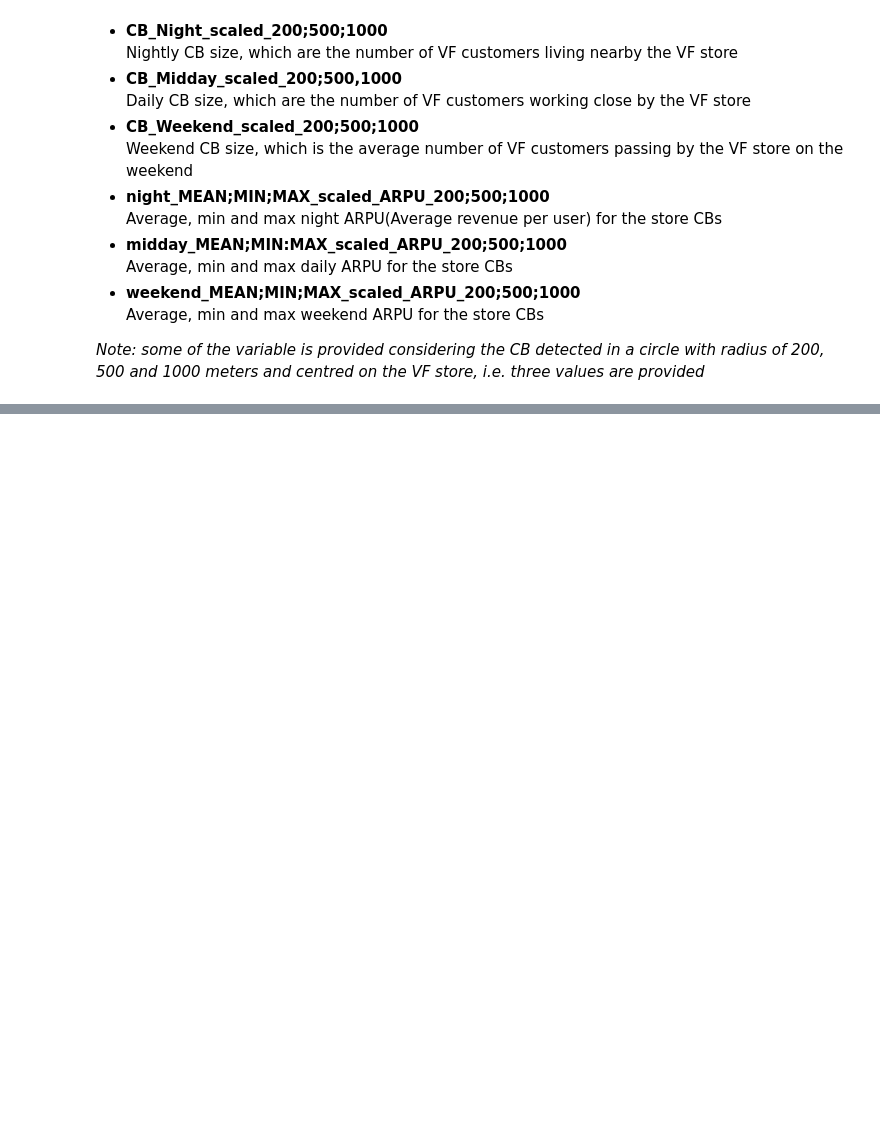
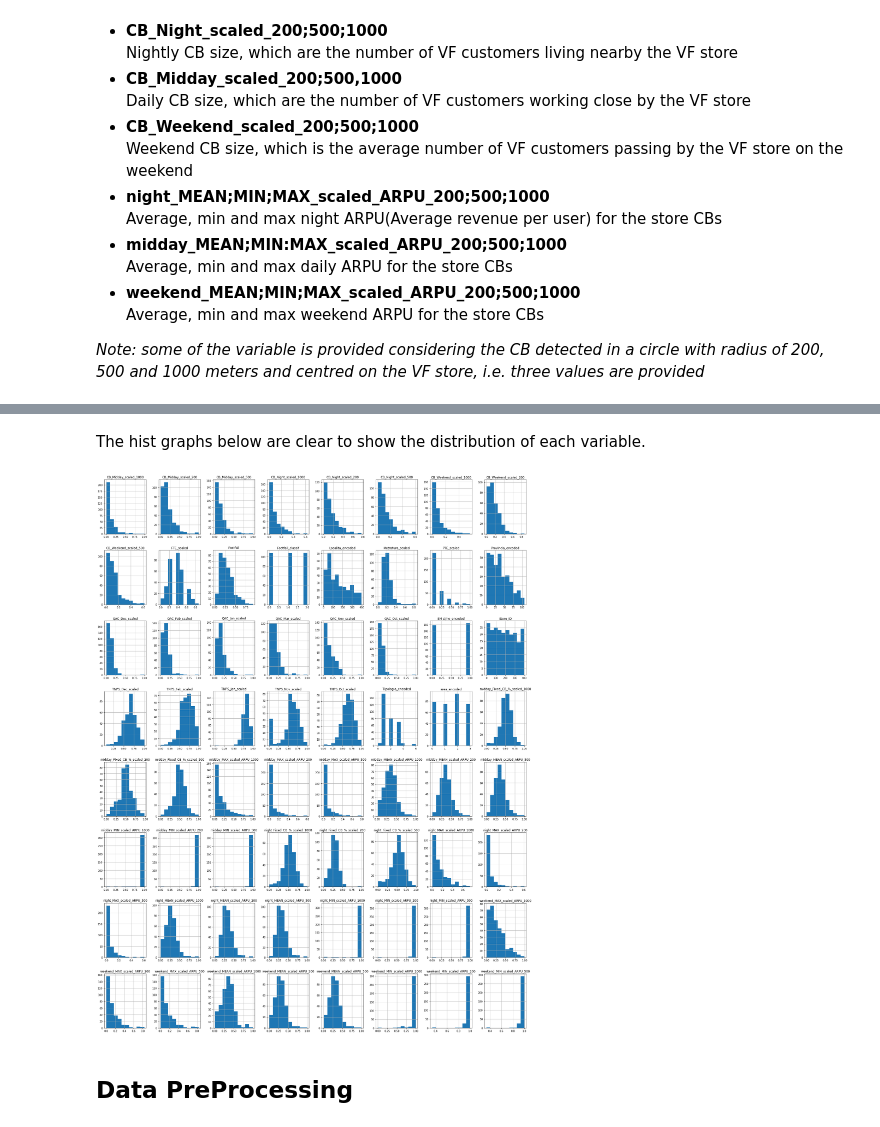
Before and after one commit to Sadamingh/Data-Analysis-Case, a Jupyter notebook: 02_VodafoneFootfall/Analyze-of-VFfootfall.ipynb, the cells around one changed output, grey strips where cells are left out. Cells and saved outputs as stored; diff of their text form; code cells hidden in the pictures; blank space fills up the shorter version.

```diff
--- a/02_VodafoneFootfall/Analyze-of-VFfootfall.ipynb
+++ b/02_VodafoneFootfall/Analyze-of-VFfootfall.ipynb
@@ -84,0 +108,11 @@ Average, min and max weekend ARPU for the store CBs
+# %% [markdown]
+The hist graphs below are clear to show the distribution of each variable.
+# %%
+fig = plt.figure(figsize = (30,40))
+ax = fig.gca()
+df.hist(ax = ax)
+plt.show()
+# %% [output]
+[figure, added]
+# %% [markdown]
+<h2 id="Data Processing">Data PreProcessing</h2>
```
Also changed, not shown: parts of 12 cells of this notebook.
